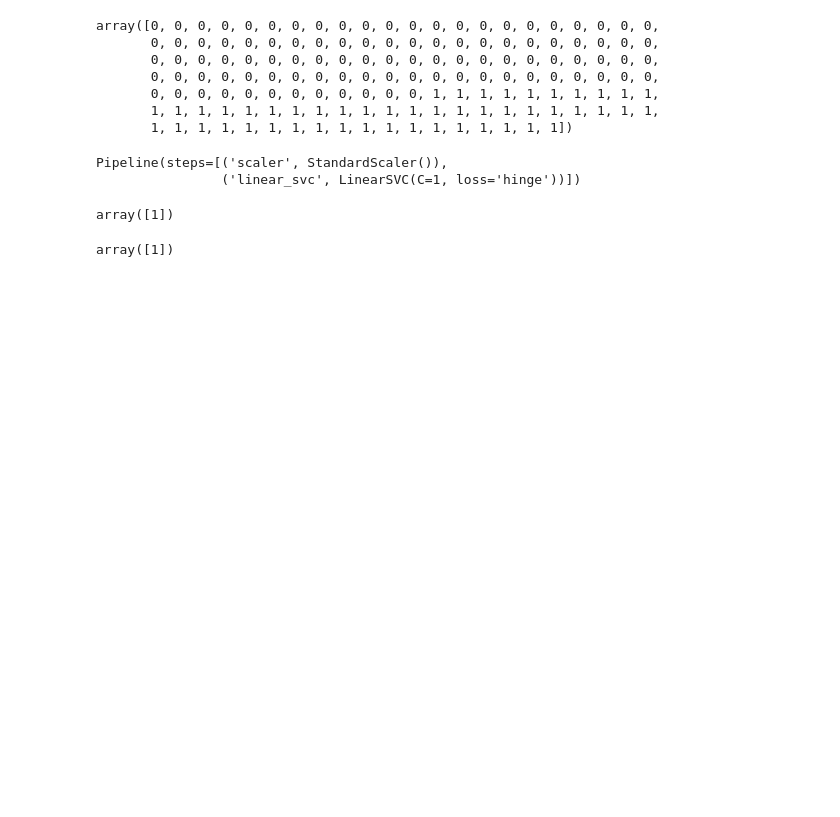
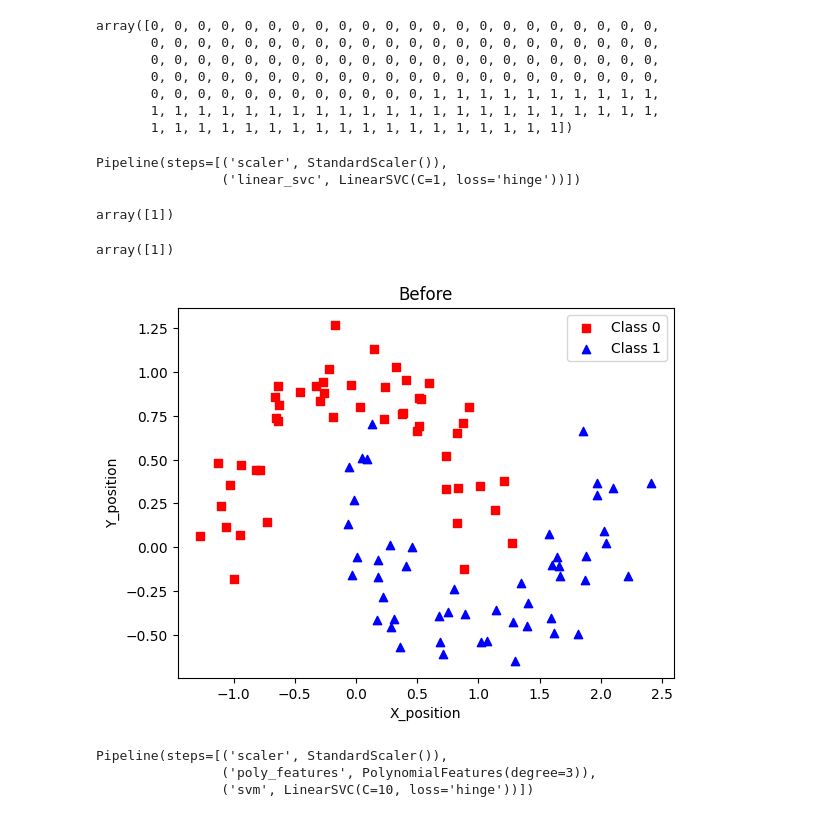
Before and after one commit to abjan90/Machine-learning, a Jupyter notebook: Supportvectormachine.ipynb, the cells around one changed output. Drawn from its saved outputs; the diff is of its cells as text; code cells hidden in the pictures; blank space fills up the shorter version.

```diff
--- a/Supportvectormachine.ipynb
+++ b/Supportvectormachine.ipynb
@@ -52,3 +52,32 @@ iris_pipeline_1.fit(x , y)
 iris_pipeline_1.predict([[5 , 4]])
 # %% [output]
 array([1])
+# %%
+#non-linear SVM classification
+from sklearn.datasets import make_moons
+from sklearn.preprocessing import PolynomialFeatures
+import matplotlib.pyplot as plt
+
+x_1 , y_1 = make_moons(n_samples=100 , random_state=42 , noise= 0.15)
+# %%
+plt.scatter(x_1[y_1==0][: , 0] , x_1[y_1==0][: , 1] , label = "Class 0"  , color = "red" , marker="s")
+plt.scatter(x_1[y_1 == 1][: , 0] , x_1[y_1==1][: , 1] , label = "Class 1" , color = "blue" , marker="^")
+plt.legend()
+plt.xlabel("X_position")
+plt.ylabel("Y_position")
+plt.title("Before")
+plt.show()
+# %% [output]
+[figure, added]
+# %%
+moon_pipeline = Pipeline([
+    ("scaler" , StandardScaler()),
+    ("poly_features" , PolynomialFeatures(degree= 3)),
+    ("svm" , LinearSVC(C = 10 , loss= "hinge"))
+])
+
+moon_pipeline.fit(x_1 , y_1)
+# %% [output]
+Pipeline(steps=[('scaler', StandardScaler()),
+                ('poly_features', PolynomialFeatures(degree=3)),
+                ('svm', LinearSVC(C=10, loss='hinge'))])
```
